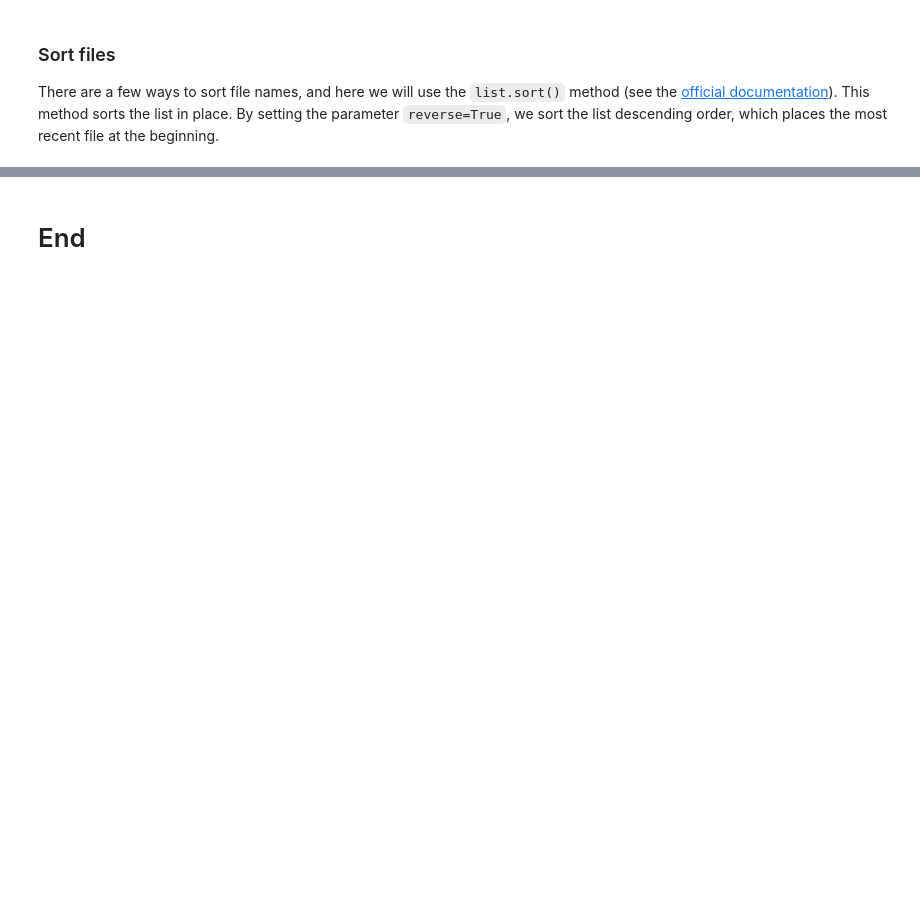
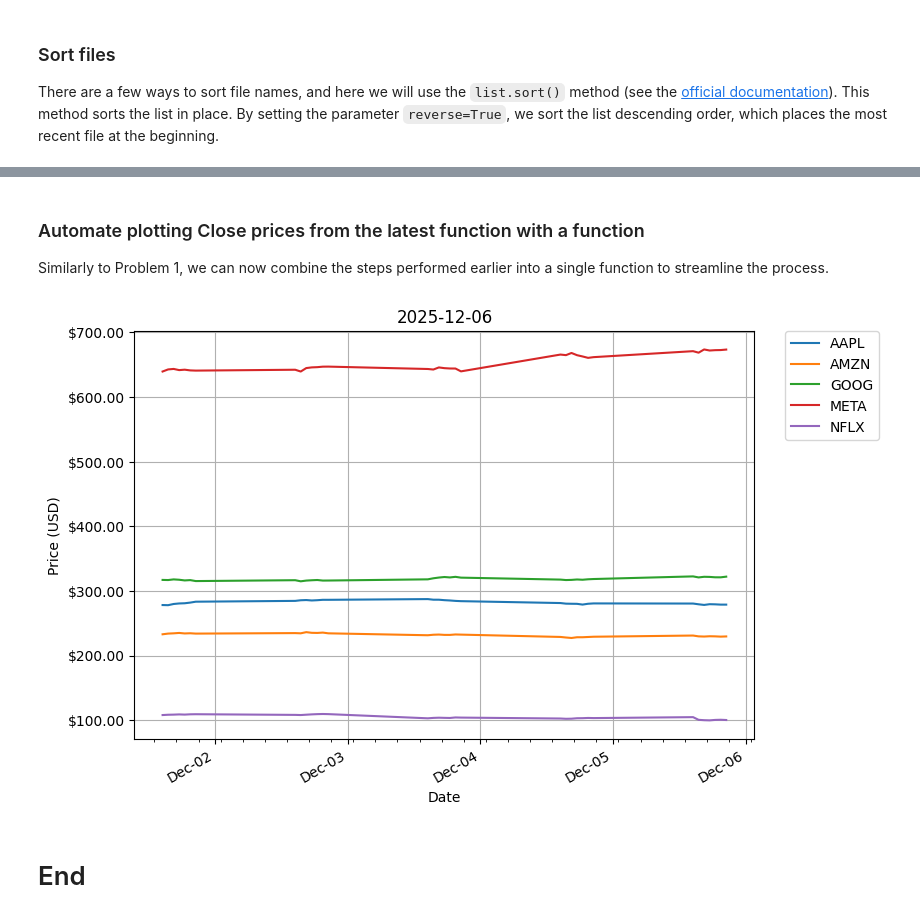
Before and after one commit to Oksyyy/computer-infrastructure, a Jupyter notebook: problems.ipynb, the cells around one changed output, grey strips where cells are left out. Cells and saved outputs as stored; diff of their text form; code cells hidden in the pictures; blank space fills up the shorter version.

Commit message:
Configured a function for problem 2, added commentary and references and some overall refinements

```diff
--- a/problems.ipynb
+++ b/problems.ipynb
@@ -207,0 +246,6 @@ data_files[0]
+# %%
+# Read the most recent CSV file into a DataFrame
+latest_df = pd.read_csv('data/' + data_files[0], header=[0,1], index_col=0, parse_dates=True)
+
+# Display the first 3 rows of the DataFrame
+latest_df.head(3)
@@ -207,0 +260,5 @@ data_files[0]
+# %%
+# Extract the 'Close' prices column
+closing_price = latest_df['Close']
+
+closing_price.head(3)
@@ -208,2 +271,53 @@ data_files[0]
+# %% [markdown]
+### Automate plotting Close prices from the latest function with a function
+
+Similarly to Problem 1, we can now combine the steps performed earlier into a single function to streamline the process.
+# %%
+# Create function to plot data for the latest CSV file
+def plot_data():
+    """Plot the latest CSV file data."""
+
+    # Read the most recent file
+    df = pd.read_csv('data/' + data_files[0], header=[0,1], index_col=0, parse_dates=True)
+    # Select Closing prices
+    closing_price = df['Close']
+
+    # Plot close prices passing
+    fig, ax = plt.subplots(figsize=(8, 6))
+    closing_price.plot(ax=ax)
+
+    # Set title as date using today's date
+    now = dt.datetime.now()
+    ax.set_title(now.strftime('%Y-%m-%d'))
+
+    # Set X and Y axes labels
+    ax.set_xlabel('Date')
+    ax.set_ylabel('Price (USD)')
+
+    # X-axis formatting
+    ax.xaxis.set_major_locator(mdates.DayLocator())
+    ax.xaxis.set_major_formatter(mdates.DateFormatter('%b-%d'))
+    # Minor ticks: hourly markers without labels
+    ax.xaxis.set_minor_locator(mdates.HourLocator(interval=4))
+
+    # Y-axis formatting
+    ax.yaxis.set_major_formatter('${x:1.2f}')
+
+    # Place legend outside the plot area
+    ax.legend(bbox_to_anchor=(1.05, 1),
+                            loc='upper left', borderaxespad=0.)
+    # Add grid
+    ax.grid(True)
+
+    # Save the plot to a folder
+    figure_name =  'plots/' + dt.datetime.now().strftime('%Y%m%d-%H%M%S') + '.png'
+    fig.savefig(figure_name, dpi = 300, bbox_inches='tight')
+
+    return closing_price
+
+# Call the function to get data and save to CSV
+closing_price = plot_data()
+# %% [output]
+[figure, added]
 # %% [markdown]
 # End
```
Also changed, not shown: parts of 18 cells of this notebook, 7 other files.
